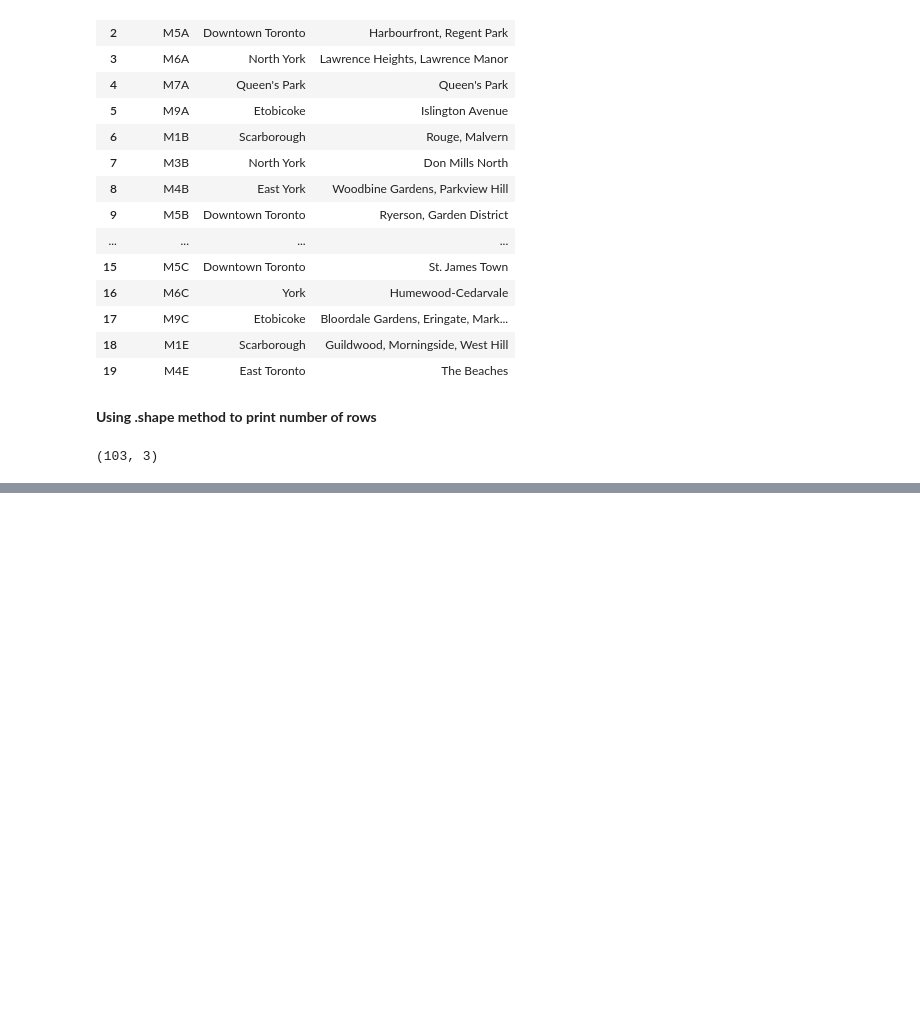
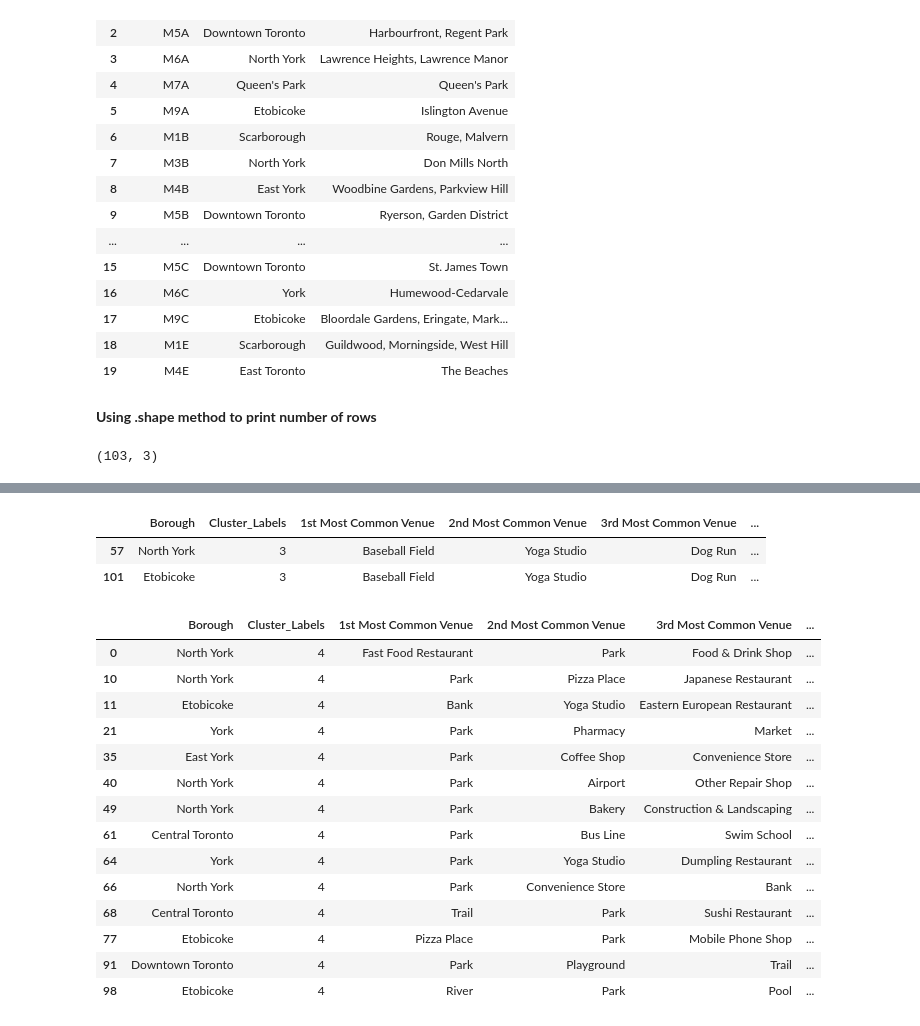
Before and after one commit to ritujapande/Coursera_Capstone1, a Jupyter notebook: Scrap Example.ipynb, the cells around one changed output, grey strips where cells are left out. Saved outputs shown, nothing was run; the diff lists cells and outputs as text; code cells hidden in the pictures; blank space fills up the shorter version.

```diff
--- a/Scrap Example.ipynb
+++ b/Scrap Example.ipynb
@@ -166,0 +621,28 @@ df_new.shape
+# %%
+#Cluster4
+
+toronto_merged.loc[toronto_merged['Cluster_Labels'] == 3, toronto_merged.columns[[1] + list(range(5, toronto_merged.shape[1]))]]
+# %% [output]
+|  | Borough | Cluster_Labels | 1st Most Common Venue | 2nd Most Common Venue | 3rd Most Common Venue | ... |
+| 57 | North York | 3 | Baseball Field | Yoga Studio | Dog Run | ... |
+| 101 | Etobicoke | 3 | Baseball Field | Yoga Studio | Dog Run | ... |
+# %%
+#Cluster5
+
+toronto_merged.loc[toronto_merged['Cluster_Labels'] == 4, toronto_merged.columns[[1] + list(range(5, toronto_merged.shape[1]))]]
+# %% [output]
+|  | Borough | Cluster_Labels | 1st Most Common Venue | 2nd Most Common Venue | 3rd Most Common Venue | ... |
+| 0 | North York | 4 | Fast Food Restaurant | Park | Food & Drink Shop | ... |
+| 10 | North York | 4 | Park | Pizza Place | Japanese Restaurant | ... |
+| 11 | Etobicoke | 4 | Bank | Yoga Studio | Eastern European Restaurant | ... |
+| 21 | York | 4 | Park | Pharmacy | Market | ... |
+| 35 | East York | 4 | Park | Coffee Shop | Convenience Store | ... |
+| 40 | North York | 4 | Park | Airport | Other Repair Shop | ... |
+| 49 | North York | 4 | Park | Bakery | Construction & Landscaping | ... |
+| 61 | Central Toronto | 4 | Park | Bus Line | Swim School | ... |
+| 64 | York | 4 | Park | Yoga Studio | Dumpling Restaurant | ... |
+| 66 | North York | 4 | Park | Convenience Store | Bank | ... |
+| 68 | Central Toronto | 4 | Trail | Park | Sushi Restaurant | ... |
+| 77 | Etobicoke | 4 | Pizza Place | Park | Mobile Phone Shop | ... |
+| 91 | Downtown Toronto | 4 | Park | Playground | Trail | ... |
+| 98 | Etobicoke | 4 | River | Park | Pool | ... |
```
Also changed, not shown: parts of 33 cells of this notebook.
